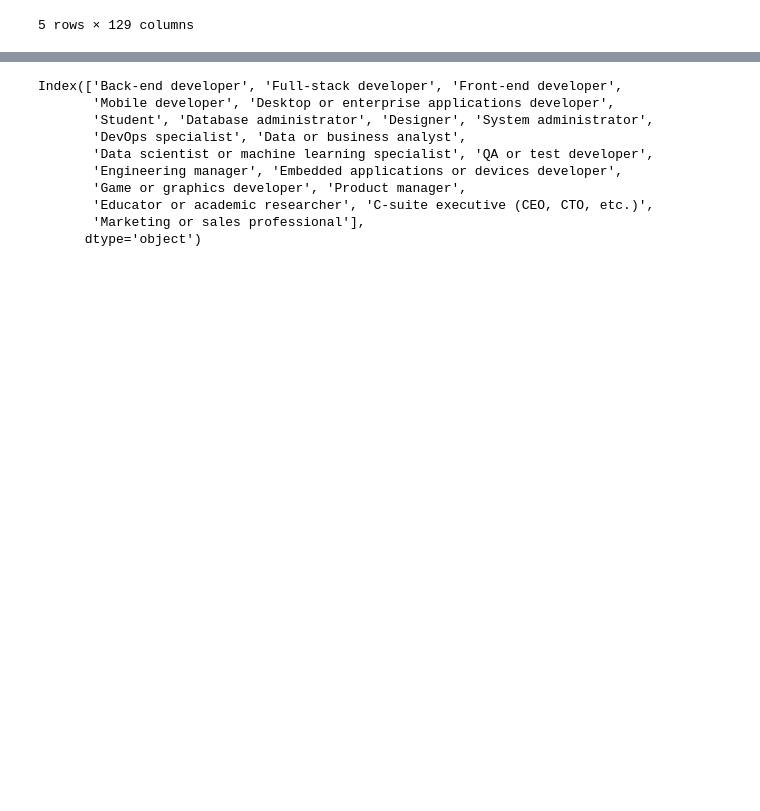
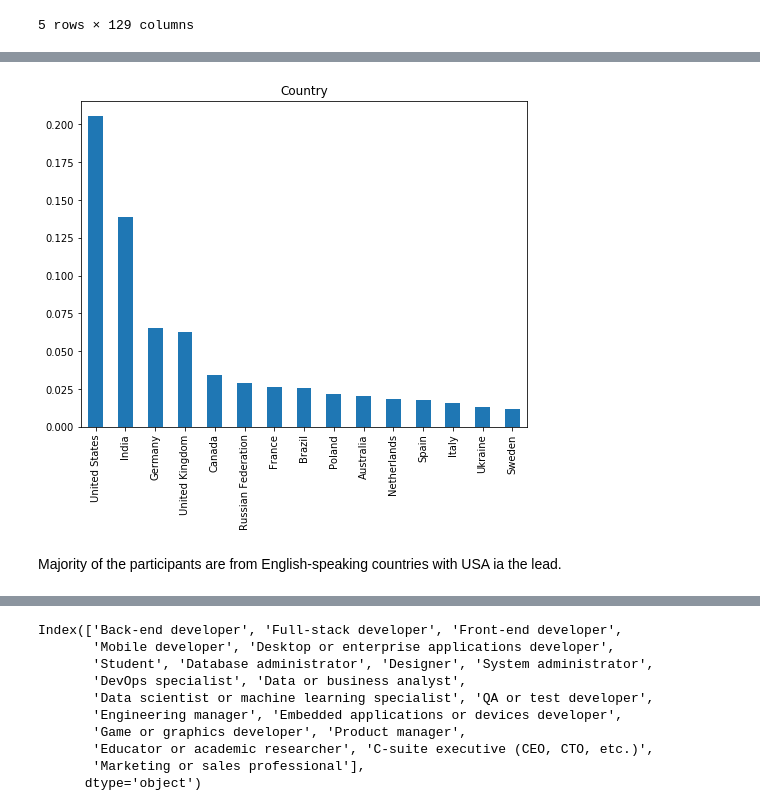
Before and after one commit to olgared/Stackoverflow-2018-survey, a Jupyter notebook: stackoverflow_survey.ipynb, the cells around one changed output, grey strips where cells are left out. Cells and saved outputs as stored; diff of their text form; code cells hidden in the pictures; blank space fills up the shorter version.

```diff
--- a/stackoverflow_survey.ipynb
+++ b/stackoverflow_survey.ipynb
@@ -30,0 +58,18 @@ df_18.head()
+# %%
+def plot_feature(feature, n_top):
+    """
+    Creates a plot assosiated with chosen feature
+
+    -INPUT - feature - column name, n_top - number of top results, title - title of the plot
+    -OUTPUT - None
+    """
+    count_vals = df_18[feature].value_counts()
+    (count_vals[:n_top]/df_18.shape[0]).plot(kind="bar", figsize=(8,6));
+    plt.title("{}".format(feature))
+# %%
+# Percentage by country
+plot_feature('Country', 15)
+# %% [output]
+[figure, added]
+# %% [markdown]
+Majority of the participants are from English-speaking countries with USA ia the lead.
```
Also changed, not shown: parts of 57 cells of this notebook.
